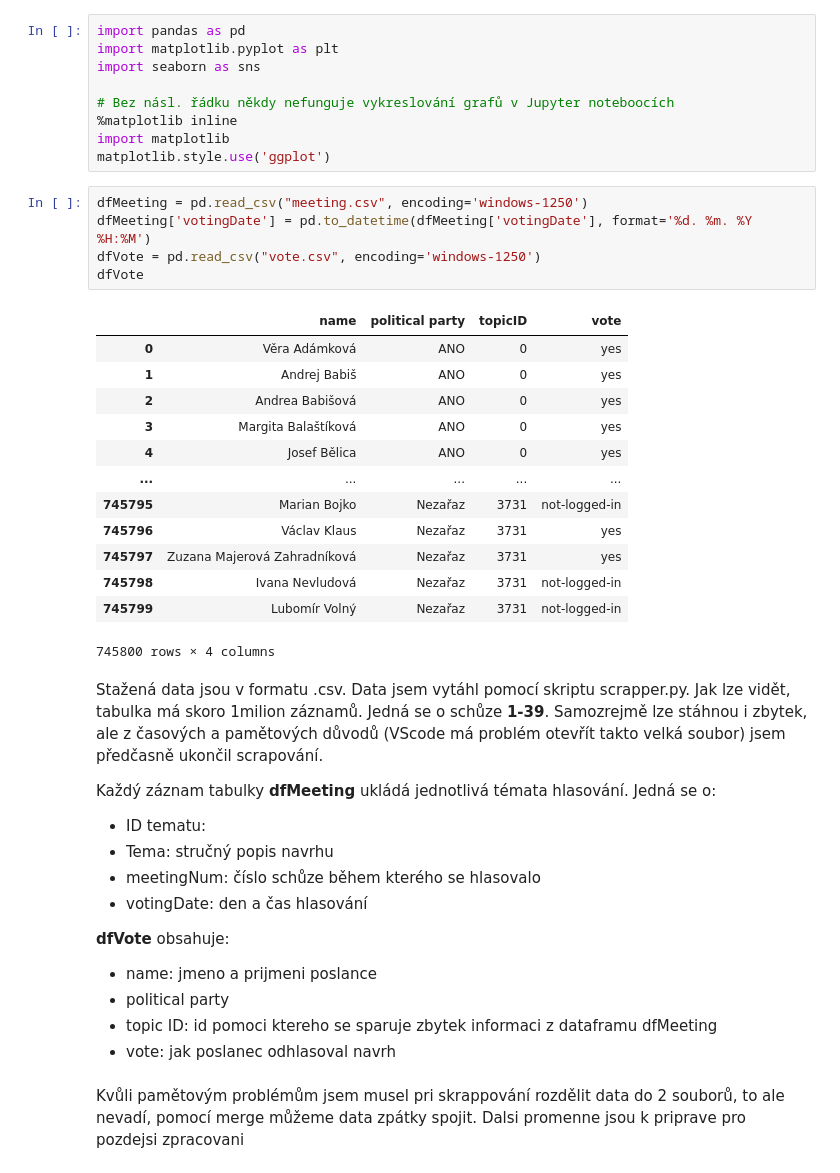
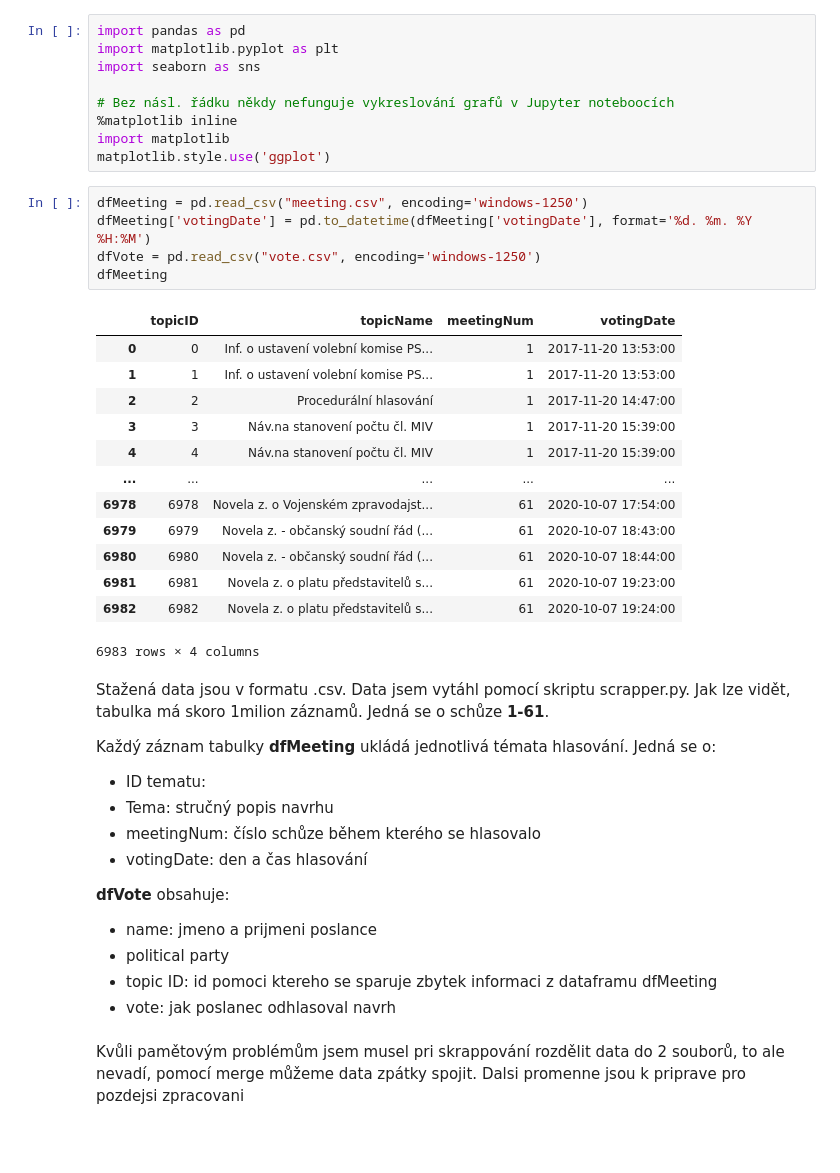
Before and after one commit to xuthang/bi-vzd, a Jupyter notebook: 01/homework_01_B201.ipynb, the cells around one changed output. Cells and saved outputs as stored; diff of their text form; blank space fills up the shorter version.

```diff
--- a/01/homework_01_B201.ipynb
+++ b/01/homework_01_B201.ipynb
@@ -51,24 +51,24 @@ matplotlib.style.use('ggplot')
 # %%
 dfMeeting = pd.read_csv("meeting.csv", encoding='windows-1250')
 dfMeeting['votingDate'] = pd.to_datetime(dfMeeting['votingDate'], format='%d. %m. %Y %H:%M')
 dfVote = pd.read_csv("vote.csv", encoding='windows-1250')
-dfVote
+dfMeeting
 # %% [output]
-|  | name | political party | topicID | vote |
-| 0 | Věra Adámková | ANO | 0 | yes |
-| 1 | Andrej Babiš | ANO | 0 | yes |
-| 2 | Andrea Babišová | ANO | 0 | yes |
-| 3 | Margita Balaštíková | ANO | 0 | yes |
-| 4 | Josef Bělica | ANO | 0 | yes |
+|  | topicID | topicName | meetingNum | votingDate |
+| 0 | 0 | Inf. o ustavení volební komise PS... | 1 | 2017-11-20 13:53:00 |
+| 1 | 1 | Inf. o ustavení volební komise PS... | 1 | 2017-11-20 13:53:00 |
+| 2 | 2 | Procedurální hlasování | 1 | 2017-11-20 14:47:00 |
+| 3 | 3 | Náv.na stanovení počtu čl. MIV | 1 | 2017-11-20 15:39:00 |
+| 4 | 4 | Náv.na stanovení počtu čl. MIV | 1 | 2017-11-20 15:39:00 |
 | ... | ... | ... | ... | ... |
-| 745795 | Marian Bojko | Nezařaz | 3731 | not-logged-in |
-| 745796 | Václav Klaus | Nezařaz | 3731 | yes |
-| 745797 | Zuzana Majerová Zahradníková | Nezařaz | 3731 | yes |
-| 745798 | Ivana Nevludová | Nezařaz | 3731 | not-logged-in |
-| 745799 | Lubomír Volný | Nezařaz | 3731 | not-logged-in |
+| 6978 | 6978 | Novela z. o Vojenském zpravodajst... | 61 | 2020-10-07 17:54:00 |
+| 6979 | 6979 | Novela z. - občanský soudní řád (... | 61 | 2020-10-07 18:43:00 |
+| 6980 | 6980 | Novela z. - občanský soudní řád (... | 61 | 2020-10-07 18:44:00 |
+| 6981 | 6981 | Novela z. o platu představitelů s... | 61 | 2020-10-07 19:23:00 |
+| 6982 | 6982 | Novela z. o platu představitelů s... | 61 | 2020-10-07 19:24:00 |
-745800 rows × 4 columns
+6983 rows × 4 columns
 # %% [markdown]
-Stažená data jsou v formatu .csv. Data jsem vytáhl pomocí skriptu scrapper.py. Jak lze vidět, tabulka má skoro 1milion záznamů. Jedná se o schůze **1-39**. Samozrejmě lze stáhnou i zbytek, ale z časových a pamětových důvodů (VScode má problém otevřít takto velká soubor) jsem předčasně ukončil scrapování.
+Stažená data jsou v formatu .csv. Data jsem vytáhl pomocí skriptu scrapper.py. Jak lze vidět, tabulka má skoro 1milion záznamů. Jedná se o schůze **1-61**.
 
 Každý záznam tabulky **dfMeeting** ukládá jednotlivá témata hlasování. Jedná se o:
 * ID tematu:
```
Also changed, not shown: parts of 9 cells of this notebook.
